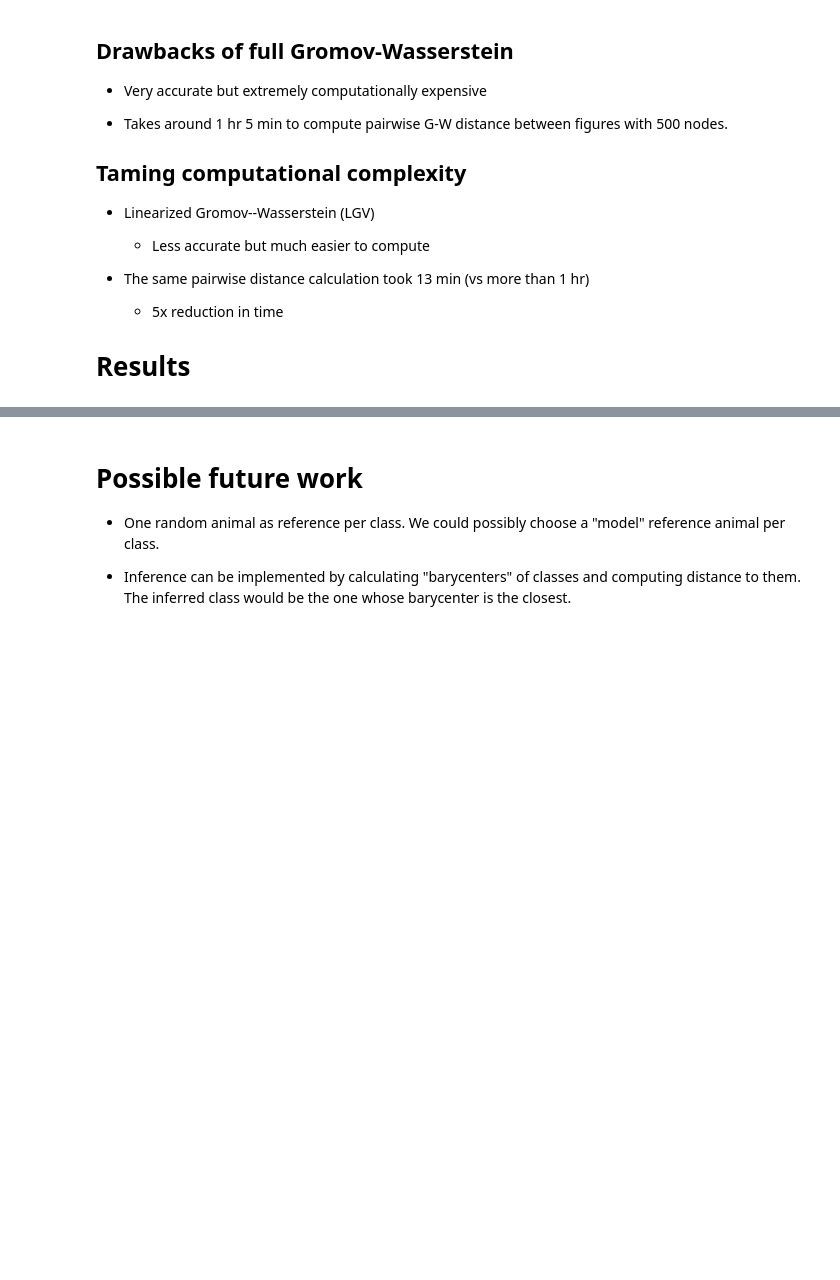
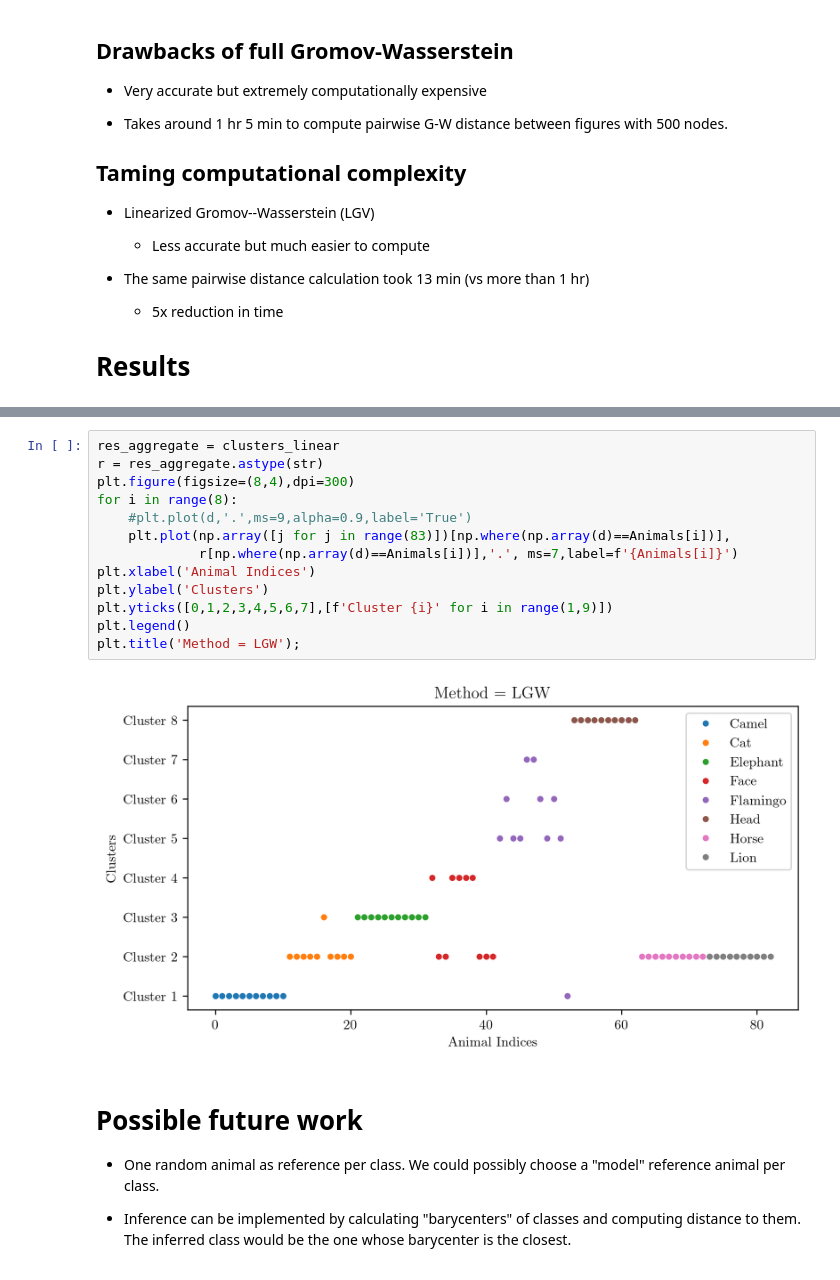
Before and after one commit to MATH-Hackathon-23-24/P3-Gromov-Wasserstein, a Jupyter notebook: final_presentation.ipynb, the cells around one changed output, grey strips where cells are left out. Drawn from its saved outputs; the diff is of its cells as text; blank space fills up the shorter version.

```diff
--- a/final_presentation.ipynb
+++ b/final_presentation.ipynb
@@ -107,3 +157,18 @@ px.scatter_3d(x=pos[:, 0], y=pos[:, 1], z=pos[:, 2], color = kmeans.labels_)
+# %%
+res_aggregate = clusters_linear
+r = res_aggregate.astype(str)
+plt.figure(figsize=(8,4),dpi=300)
+for i in range(8):
+    #plt.plot(d,'.',ms=9,alpha=0.9,label='True')
+    plt.plot(np.array([j for j in range(83)])[np.where(np.array(d)==Animals[i])],
+             r[np.where(np.array(d)==Animals[i])],'.', ms=7,label=f'{Animals[i]}')
+plt.xlabel('Animal Indices')
+plt.ylabel('Clusters')
+plt.yticks([0,1,2,3,4,5,6,7],[f'Cluster {i}' for i in range(1,9)])
+plt.legend()
+plt.title('Method = LGW');
+# %% [output]
+[figure, added]
 # %% [markdown]
 # Possible future work
 
```
Also changed, not shown: parts of 5 cells of this notebook, 1 other file.
